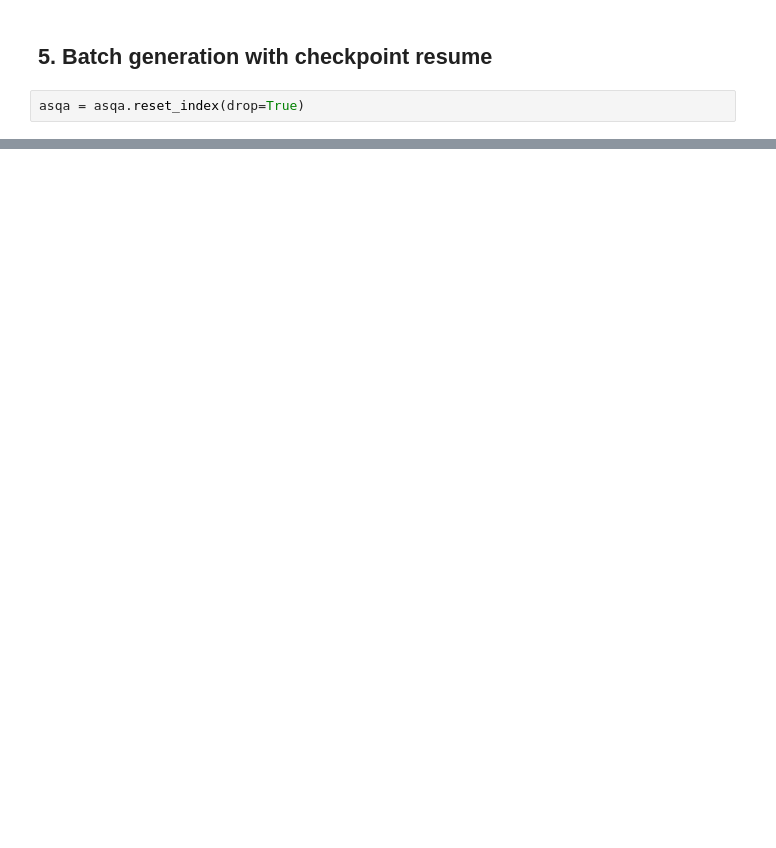
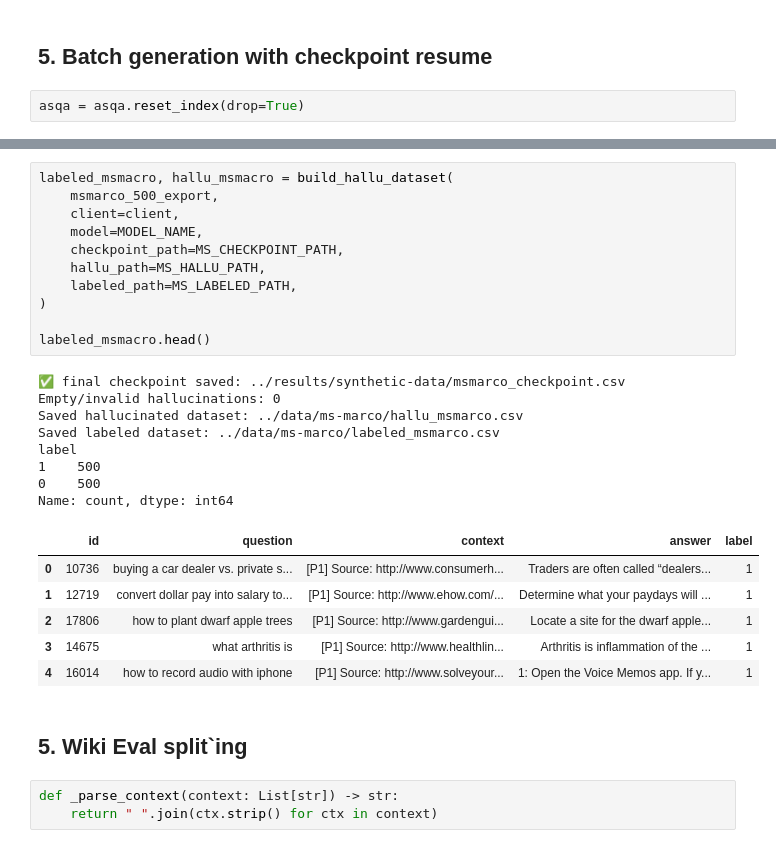
Before and after one commit to Htaaxx/ragas-evaluation, a Jupyter notebook: notebooks/synthetic-asqa.ipynb, the cells around one changed output, grey strips where cells are left out. Drawn from its saved outputs; the diff is of its cells as text; blank space fills up the shorter version.

```diff
--- a/notebooks/synthetic-asqa.ipynb
+++ b/notebooks/synthetic-asqa.ipynb
@@ -420,0 +635,31 @@ Name: count, dtype: int64
+# %%
+labeled_msmacro, hallu_msmacro = build_hallu_dataset(
+    msmarco_500_export,
+    client=client,
+    model=MODEL_NAME,
+    checkpoint_path=MS_CHECKPOINT_PATH,
+    hallu_path=MS_HALLU_PATH,
+    labeled_path=MS_LABELED_PATH,
+)
+
+labeled_msmacro.head()
+# %% [output]
+✅ final checkpoint saved: ../results/synthetic-data/msmarco_checkpoint.csv
+Empty/invalid hallucinations: 0
+Saved hallucinated dataset: ../data/ms-marco/hallu_msmarco.csv
+Saved labeled dataset: ../data/ms-marco/labeled_msmarco.csv
+label
+1    500
+0    500
+Name: count, dtype: int64
+|  | id | question | context | answer | label |
+| 0 | 10736 | buying a car dealer vs. private s... | [P1] Source: http://www.consumerh... | Traders are often called “dealers... | 1 |
+| 1 | 12719 | convert dollar pay into salary to... | [P1] Source: http://www.ehow.com/... | Determine what your paydays will ... | 1 |
+| 2 | 17806 | how to plant dwarf apple trees | [P1] Source: http://www.gardengui... | Locate a site for the dwarf apple... | 1 |
+| 3 | 14675 | what arthritis is | [P1] Source: http://www.healthlin... | Arthritis is inflammation of the ... | 1 |
+| 4 | 16014 | how to record audio with iphone | [P1] Source: http://www.solveyour... | 1: Open the Voice Memos app. If y... | 1 |
+# %% [markdown]
+## 5. Wiki Eval split`ing
+# %%
+def _parse_context(context: List[str]) -> str:
+    return " ".join(ctx.strip() for ctx in context)
```
Also changed, not shown: parts of 32 cells of this notebook, 25 other files.
